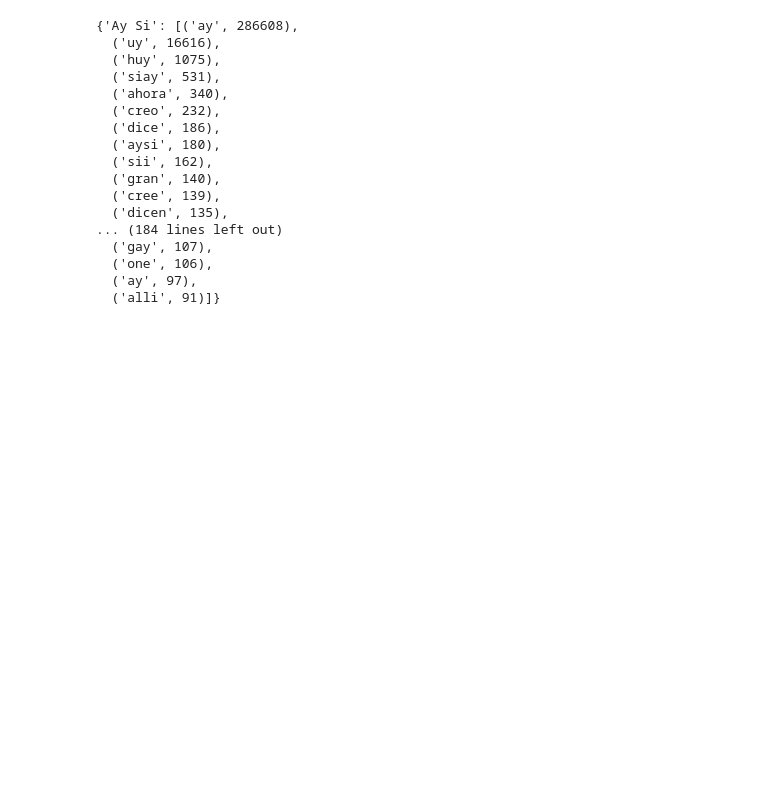
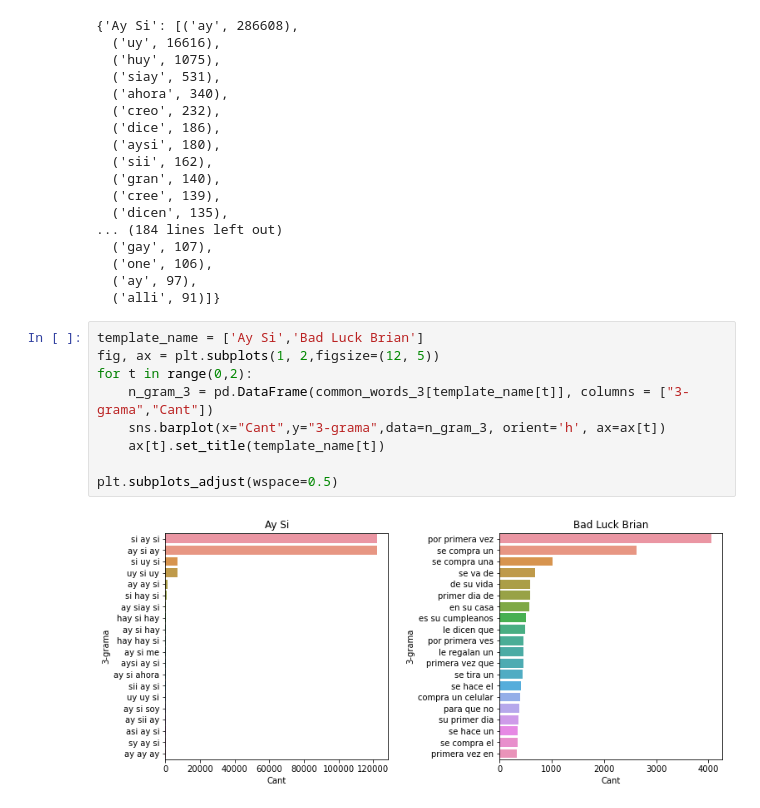
Before and after one commit to juancop/AIMemeGenerator, a Jupyter notebook: notebooks/EDA-AIMemeGenerator.ipynb, the cells around one changed output. Drawn from its saved outputs; the diff is of its cells as text; blank space fills up the shorter version.

```diff
--- a/notebooks/EDA-AIMemeGenerator.ipynb
+++ b/notebooks/EDA-AIMemeGenerator.ipynb
@@ -343,3 +367,14 @@ common_words_1_no_stpw
   ('one', 106),
   ('ay', 97),
   ('alli', 91)]}
+# %%
+template_name = ['Ay Si','Bad Luck Brian']
+fig, ax = plt.subplots(1, 2,figsize=(12, 5))
+for t in range(0,2):
+    n_gram_3 = pd.DataFrame(common_words_3[template_name[t]], columns = ["3-grama","Cant"])
+    sns.barplot(x="Cant",y="3-grama",data=n_gram_3, orient='h', ax=ax[t])
+    ax[t].set_title(template_name[t])
+
+plt.subplots_adjust(wspace=0.5)
+# %% [output]
+[figure, added]
```
Also changed, not shown: parts of 6 cells of this notebook, 36 other files.
